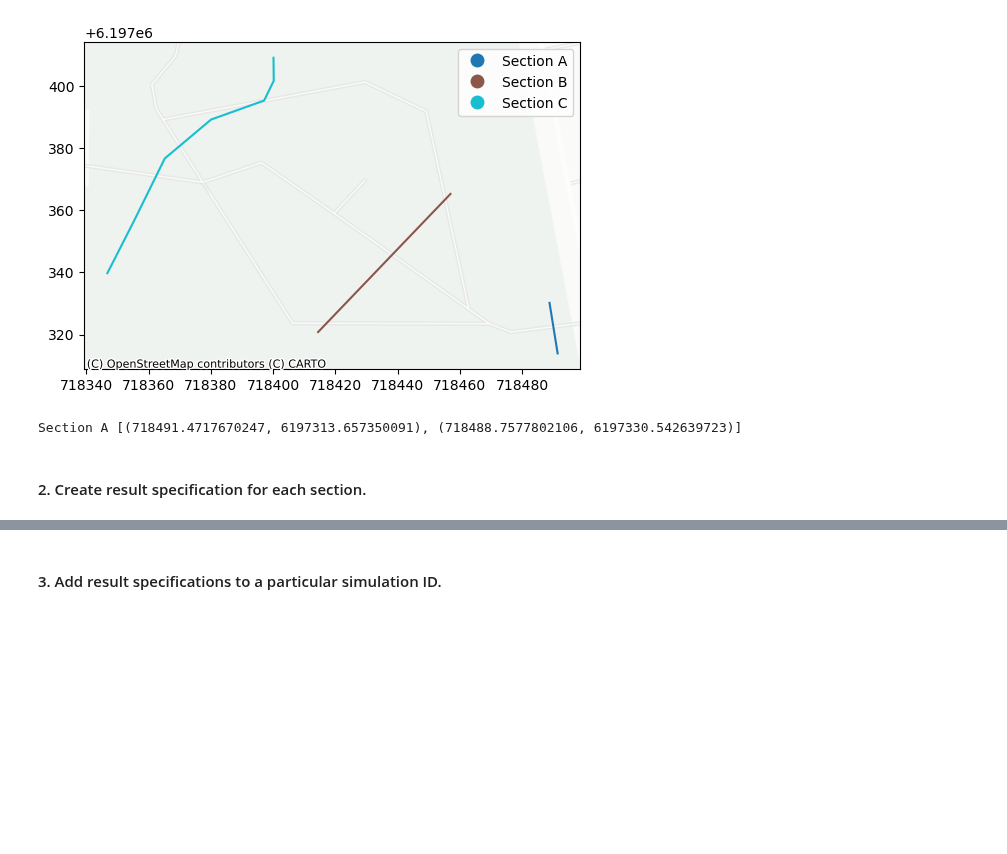
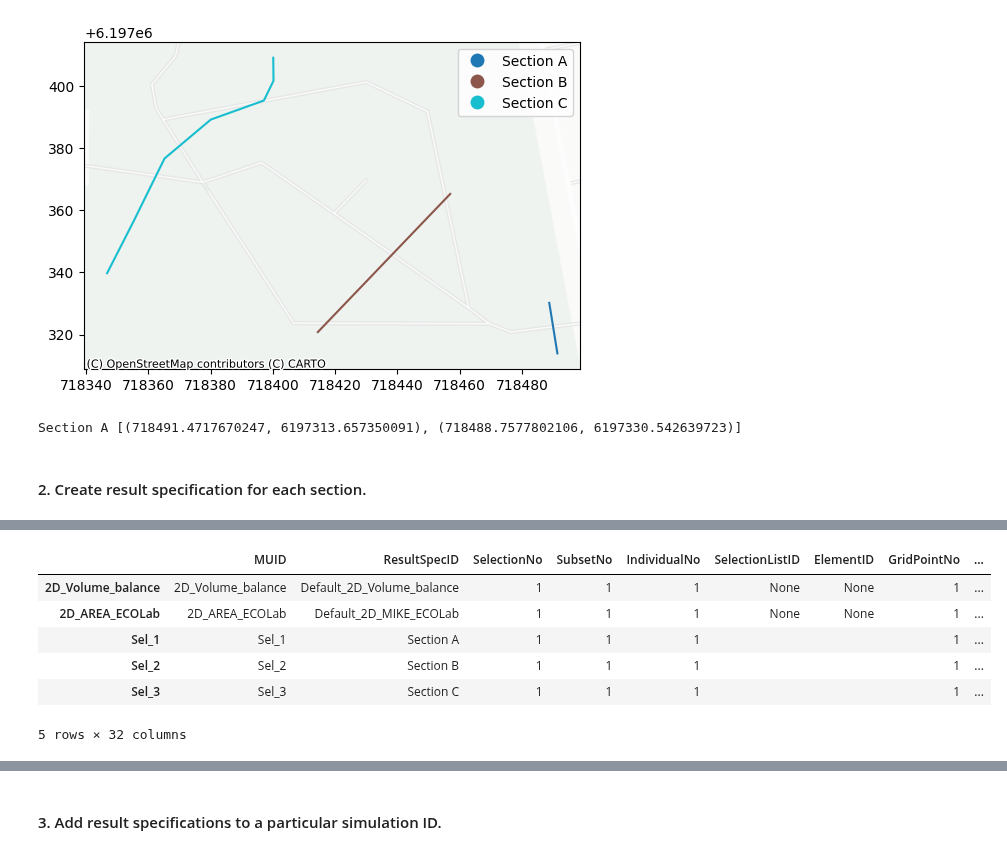
Before and after one commit to DHI/mikepluspy, a Jupyter notebook: notebooks/add_many_section_discharge_result_specifications.ipynb, the cells around one changed output, grey strips where cells are left out. Drawn from its saved outputs; the diff is of its cells as text; code cells hidden in the pictures; blank space fills up the shorter version.

```diff
--- a/notebooks/add_many_section_discharge_result_specifications.ipynb
+++ b/notebooks/add_many_section_discharge_result_specifications.ipynb
@@ -24,0 +15,13 @@ import contextily as cx
+# %%
+db = mp.create("my_model.sqlite")
+
+# Enable 2D Overland
+(
+    db.tables.m_ModelSetting
+    .update({
+        db.tables.m_ModelSetting.columns.ModelNo : 1,
+        db.tables.m_ModelSetting.columns.Enable_2DOverland : 1,
+    })
+    .by_muid("MuModel")
+    .execute()
+)
@@ -76,2 +77,12 @@ for name in sections_xy:
+# %%
+db.tables.msm_RSS.to_dataframe().tail()
+# %% [output]
+|  | MUID | ResultSpecID | SelectionNo | SubsetNo | IndividualNo | SelectionListID | ElementID | GridPointNo | ... |
+| 2D_Volume_balance | 2D_Volume_balance | Default_2D_Volume_balance | 1 | 1 | 1 | None | None | 1 | ... |
+| 2D_AREA_ECOLab | 2D_AREA_ECOLab | Default_2D_MIKE_ECOLab | 1 | 1 | 1 | None | None | 1 | ... |
+| Sel_1 | Sel_1 | Section A | 1 | 1 | 1 |  |  | 1 | ... |
+| Sel_2 | Sel_2 | Section B | 1 | 1 | 1 |  |  | 1 | ... |
+| Sel_3 | Sel_3 | Section C | 1 | 1 | 1 |  |  | 1 | ... |
+5 rows × 32 columns
 # %%
 # Insert the secion coordinates into the database. Note that coordinates must be in the same projection as the model.
```
Also changed, not shown: parts of 17 cells of this notebook.
